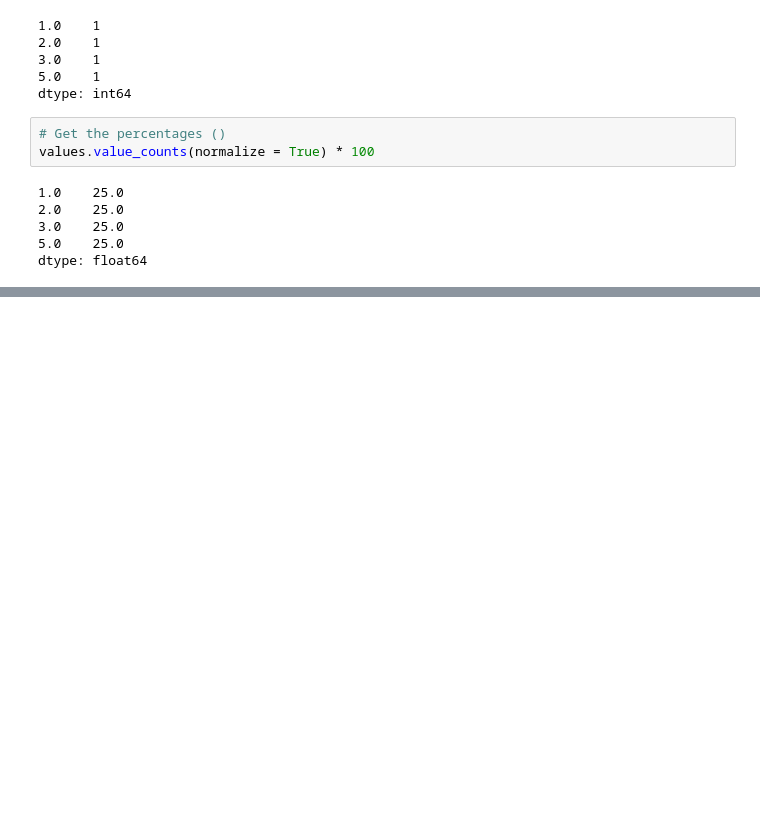
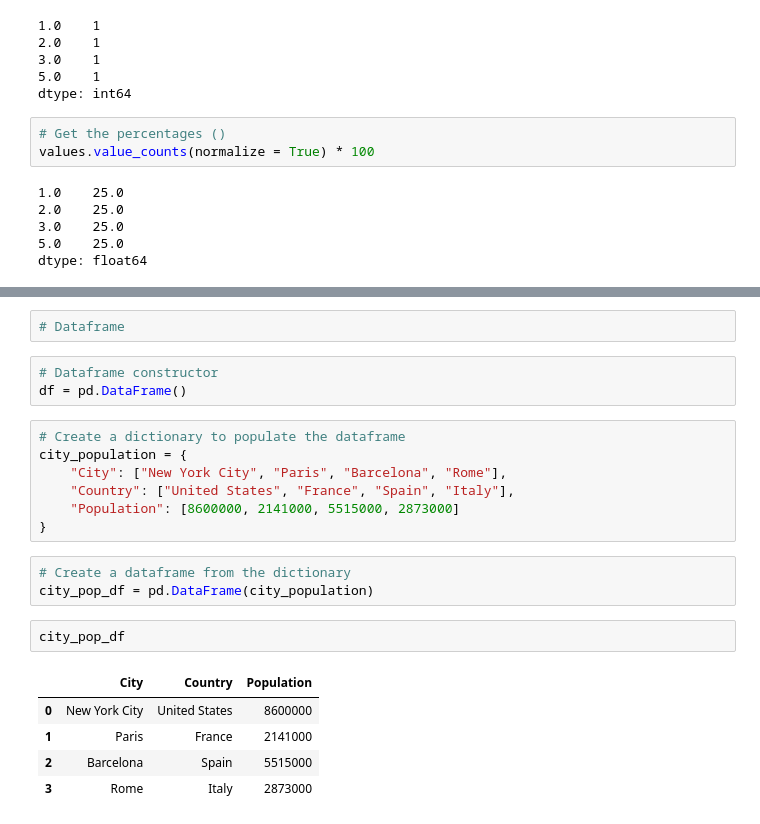
Before and after one commit to chlazaris/pandas_training, a Jupyter notebook: Pandas_Training.ipynb, the cells around one changed output, grey strips where cells are left out. Cells and saved outputs as stored; diff of their text form; blank space fills up the shorter version.

```diff
--- a/Pandas_Training.ipynb
+++ b/Pandas_Training.ipynb
@@ -576 +576,24 @@ dtype: float64
 dtype: int64
+# %%
+# Dataframe
+# %%
+# Dataframe constructor
+df = pd.DataFrame()
+# %%
+# Create a dictionary to populate the dataframe
+city_population = {
+    "City": ["New York City", "Paris", "Barcelona", "Rome"],
+    "Country": ["United States", "France", "Spain", "Italy"],
+    "Population": [8600000, 2141000, 5515000, 2873000]
+}
+# %%
+# Create a dataframe from the dictionary
+city_pop_df = pd.DataFrame(city_population)
+# %%
+city_pop_df
+# %% [output]
+|  | City | Country | Population |
+| 0 | New York City | United States | 8600000 |
+| 1 | Paris | France | 2141000 |
+| 2 | Barcelona | Spain | 5515000 |
+| 3 | Rome | Italy | 2873000 |
```
Also changed, not shown: parts of 19 cells of this notebook.
